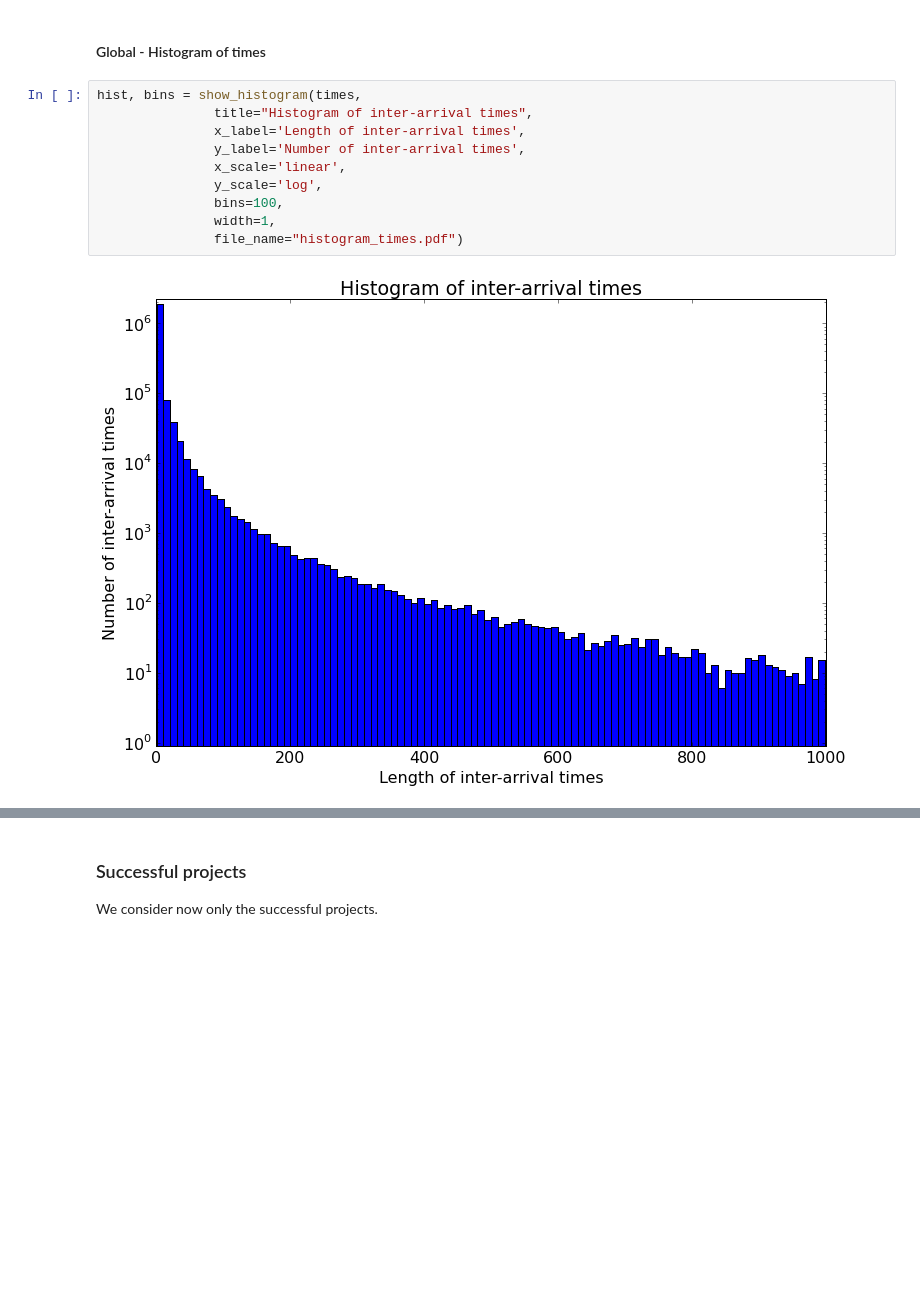
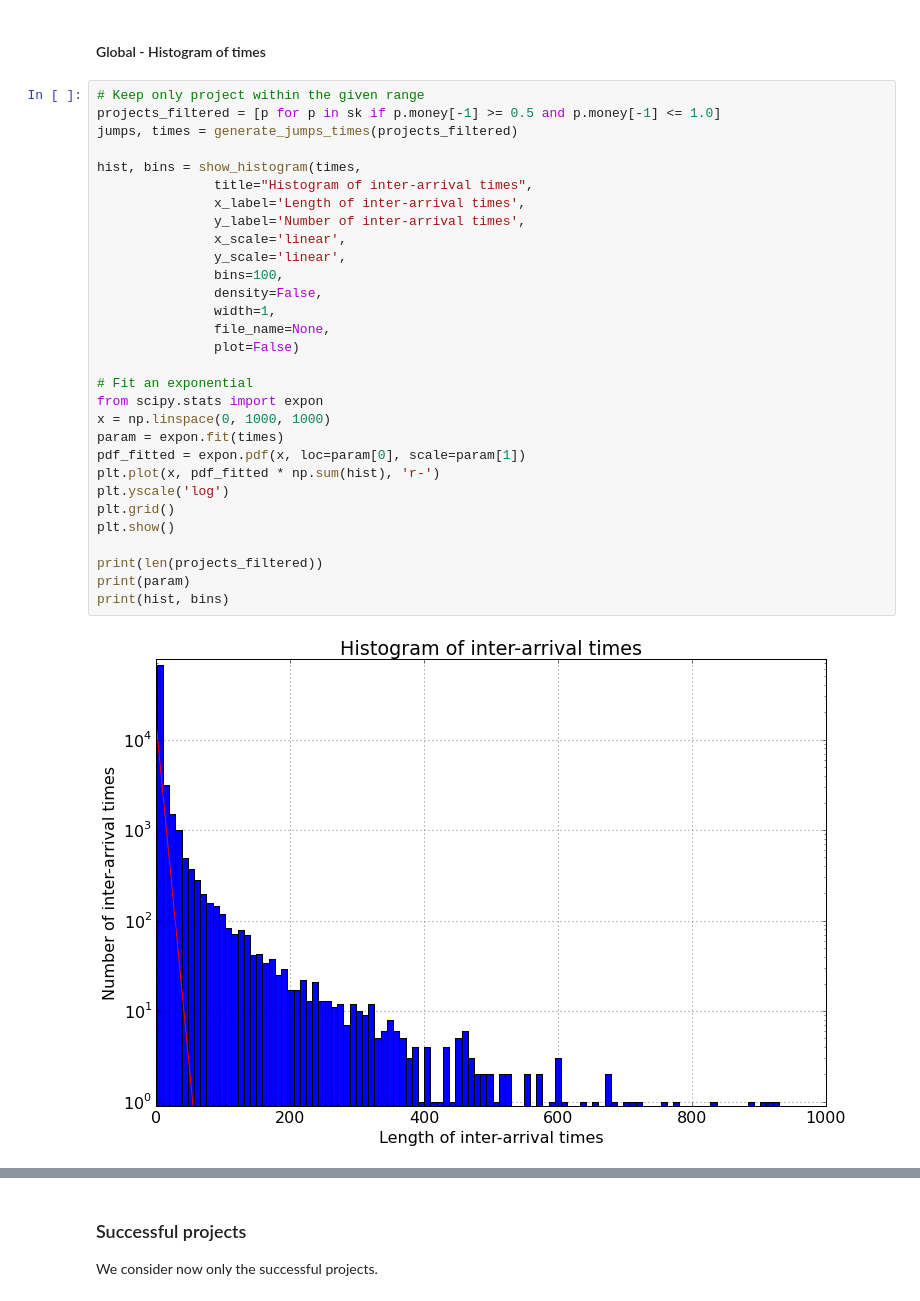
Before and after one commit to vicow/gaussian-process, a Jupyter notebook: notebooks/sidekick-1-eda.ipynb, the cells around one changed output, grey strips where cells are left out. Drawn from its saved outputs; the diff is of its cells as text; blank space fills up the shorter version.

```diff
--- a/notebooks/sidekick-1-eda.ipynb
+++ b/notebooks/sidekick-1-eda.ipynb
@@ -115,15 +116,35 @@ hist, bins = show_histogram(jumps,
 [figure]
 # %% [markdown]
 #### Global - Histogram of times
-# %%
-hist, bins = show_histogram(times,
-               title="Histogram of inter-arrival times",
-               x_label='Length of inter-arrival times',
-               y_label='Number of inter-arrival times',
-               x_scale='linear',
-               y_scale='log',
-               bins=100,
-               width=1,
-               file_name="histogram_times.pdf")
-# %% [output]
-[figure, removed]
+# %%
+# Keep only project within the given range
+projects_filtered = [p for p in sk if p.money[-1] >= 0.5 and p.money[-1] <= 1.0]
+jumps, times = generate_jumps_times(projects_filtered)
+
+hist, bins = show_histogram(times,
+               title="Histogram of inter-arrival times",
+               x_label='Length of inter-arrival times',
+               y_label='Number of inter-arrival times',
+               x_scale='linear',
+               y_scale='linear',
+               bins=100,
+               density=False,
+               width=1,
+               file_name=None,
+               plot=False)
+
+# Fit an exponential
+from scipy.stats import expon
+x = np.linspace(0, 1000, 1000)
+param = expon.fit(times)
+pdf_fitted = expon.pdf(x, loc=param[0], scale=param[1])
+plt.plot(x, pdf_fitted * np.sum(hist), 'r-')
+plt.yscale('log')
+plt.grid()
+plt.show()
+
+print(len(projects_filtered))
+print(param)
+print(hist, bins)
+# %% [output]
+[figure, added]
```
Also changed, not shown: parts of 4 cells of this notebook.
